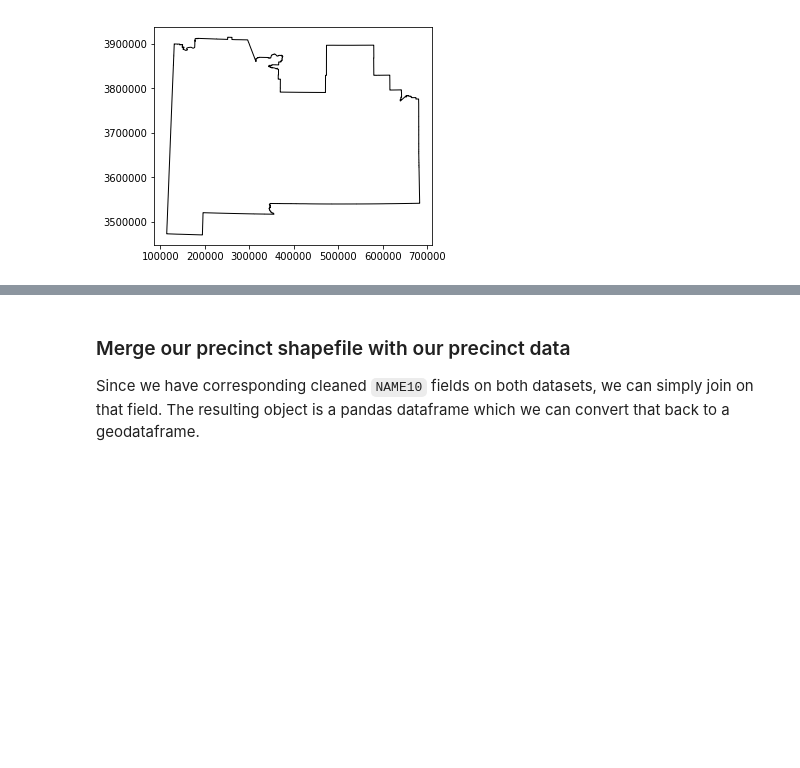
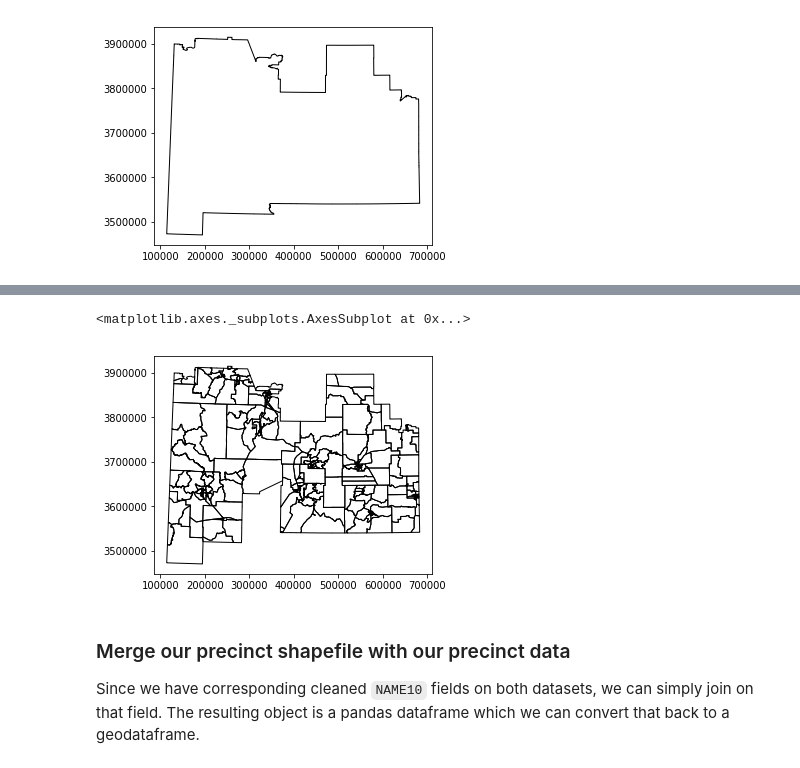
Before and after one commit to hodgesmr/election_map_tutorial, a Jupyter notebook: Election_Map_Tutorial.ipynb, the cells around one changed output, grey strips where cells are left out. Saved outputs shown, nothing was run; the diff lists cells and outputs as text; code cells hidden in the pictures; blank space fills up the shorter version.

```diff
--- a/Election_Map_Tutorial.ipynb
+++ b/Election_Map_Tutorial.ipynb
@@ -117,6 +137,5 @@ Doña Ana County in the precinct shapefile has Windows-1252 (or CP-1252) encoded
 # %%
-precincts_gdf['NAME10'].str.decode("cp1252")
 precincts_gdf['NAME10'] = precincts_gdf.apply(
-    lambda row:'Dona Ana County' if 'Ana County' in row['NAME10'] else row['NAME10'],
+    lambda row: '{}{}'.format('Don', row['NAME10'][3:]) if 'Ana County' in row['NAME10'] else row['NAME10'],
     axis=1
 )
@@ -208,3 +251,14 @@ hd_2_gdf.plot(alpha=1, edgecolor='black', color='None', linewidth=1)
+# %%
+precincts_gdf = precincts_gdf[(
+    precincts_gdf['NAME10'].isin(
+        all_results_df['NAME10'].tolist()
+    )
+)]
+
+precincts_gdf.plot(alpha=1, edgecolor='black', color='None', linewidth=1)
+# %% [output]
+<matplotlib.axes._subplots.AxesSubplot at 0x...>
+[figure, added]
 # %% [markdown]
 ### Merge our precinct shapefile with our precinct data
 
```
Also changed, not shown: parts of 3 cells of this notebook.
